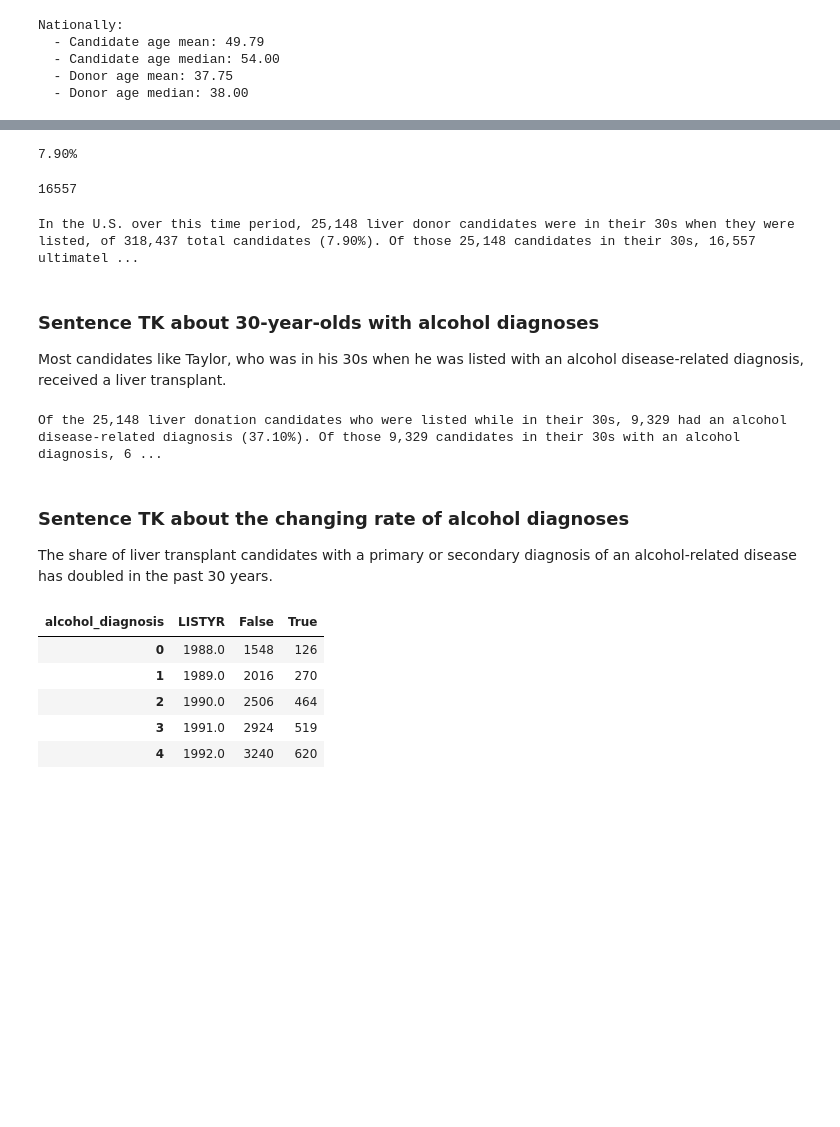
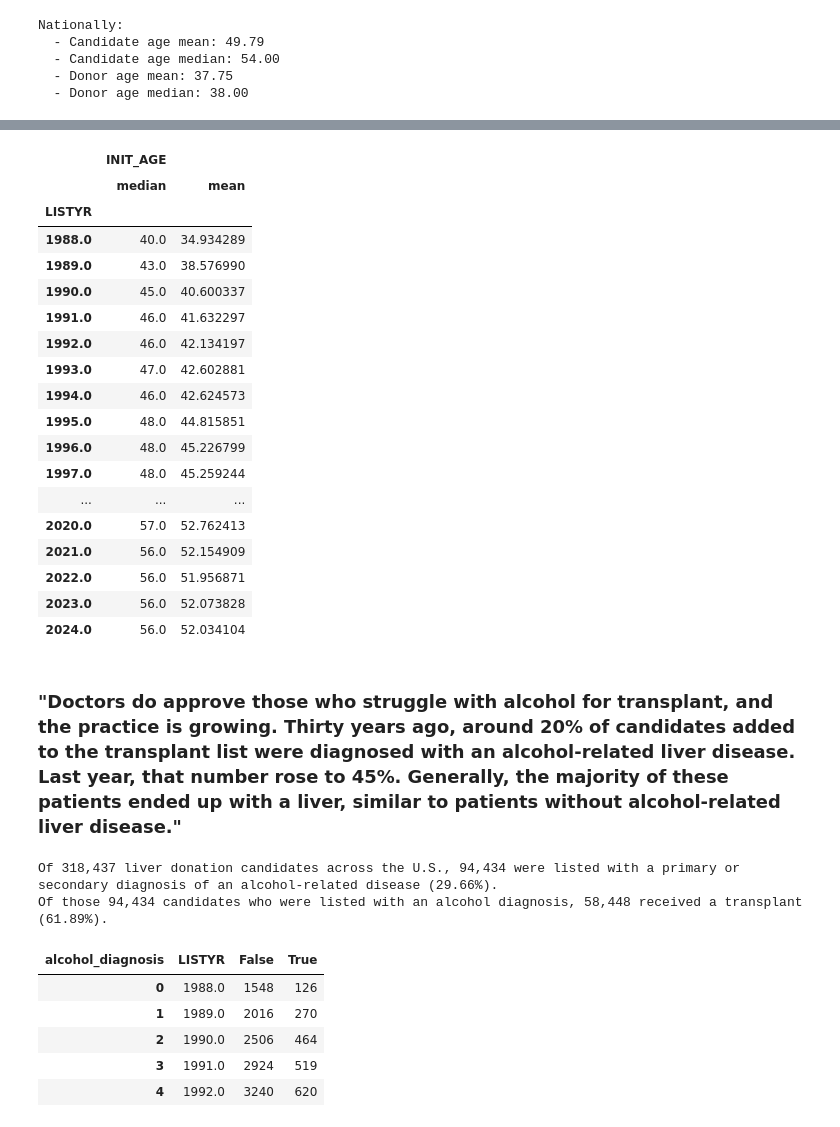
Before and after one commit to South-Dakota-News-Watch/20240805-liver-transplant-analysis, a Jupyter notebook: liver-transplant-findings.ipynb, the cells around one changed output, grey strips where cells are left out. Cells and saved outputs as stored; diff of their text form; code cells hidden in the pictures; blank space fills up the shorter version.

```diff
--- a/liver-transplant-findings.ipynb
+++ b/liver-transplant-findings.ipynb
@@ -404,6 +318,0 @@ cand_30s_count
-# %%
-# what percentage of all candidates do 30-year-olds represent?
-cand_thirties_overall_pct = cand_30s_count / total_candidates_unique_count
-print(f'{cand_thirties_overall_pct:.2%}')
-# %% [output]
-7.90%
@@ -415,28 +319,25 @@ df_30s_got_tx_count = df_30s_got_tx['PT_CODE'].nunique()
-# %%
-df_30s_got_tx_count
-# %% [output]
-16557
-# %%
-cand_30s_tx_pct = df_30s_got_tx_count / cand_30s_count
-print(f'In the U.S. over this time period, {cand_30s_count:,} liver donor candidates were in their 30s when they were listed, of {total_candidates_unique_count:,} total candidates ({cand_thirties_overall_pct:.2%}). Of those {cand_30s_count:,} candidates in their 30s, {df_30s_got_tx_count:,} ultimately got a transplant ({cand_30s_tx_pct:.2%}).')
-# %% [output]
-In the U.S. over this time period, 25,148 liver donor candidates were in their 30s when they were listed, of 318,437 total candidates (7.90%). Of those 25,148 candidates in their 30s, 16,557 ultimatel ...
+# %%
+# look at mean/median candidate INIT_AGE broken out by listing year
+df_uniq_cands[['LISTYR', 'INIT_AGE']].groupby('LISTYR').agg(['median', 'mean'])
+# %% [output]
+|  | INIT_AGE |  |
+|  | median | mean |
+| LISTYR |  |  |
+| 1988.0 | 40.0 | 34.934289 |
+| 1989.0 | 43.0 | 38.576990 |
+| 1990.0 | 45.0 | 40.600337 |
+| 1991.0 | 46.0 | 41.632297 |
+| 1992.0 | 46.0 | 42.134197 |
+| 1993.0 | 47.0 | 42.602881 |
+| 1994.0 | 46.0 | 42.624573 |
+| 1995.0 | 48.0 | 44.815851 |
+| 1996.0 | 48.0 | 45.226799 |
+| 1997.0 | 48.0 | 45.259244 |
+| ... | ... | ... |
+| 2020.0 | 57.0 | 52.762413 |
+| 2021.0 | 56.0 | 52.154909 |
+| 2022.0 | 56.0 | 51.956871 |
+| 2023.0 | 56.0 | 52.073828 |
+| 2024.0 | 56.0 | 52.034104 |
 # %% [markdown]
-### Sentence TK about 30-year-olds with alcohol diagnoses
-
-Most candidates like Taylor, who was in his 30s when he was listed with an alcohol disease-related diagnosis, received a liver transplant.
+### "Doctors do approve those who struggle with alcohol for transplant, and the practice is growing. Thirty years ago, around 20% of candidates added to the transplant list were diagnosed with an alcohol-related liver disease. Last year, that number rose to 45%. Generally, the majority of these patients ended up with a liver, similar to patients without alcohol-related liver disease."
-# %%
-df_30s_uniq_cands_w_alc = df_30s_uniq_cands[df_30s_uniq_cands['alcohol_diagnosis']]
-df_30s_uniq_cands_w_alc_pct = len(df_30s_uniq_cands_w_alc) / cand_30s_count
-
-df_30s_uniq_cands_w_alc_w_tx = df_30s_uniq_cands_w_alc[df_30s_uniq_cands_w_alc['has_tx']]
-
-t30s_uniq_cands_w_alc_w_tx_pct = len(df_30s_uniq_cands_w_alc_w_tx) / len(df_30s_uniq_cands_w_alc)
-
-print(f'Of the {cand_30s_count:,} liver donation candidates who were listed while in their 30s, {len(df_30s_uniq_cands_w_alc):,} had an alcohol disease-related diagnosis ({df_30s_uniq_cands_w_alc_pct:.2%}). Of those {len(df_30s_uniq_cands_w_alc):,} candidates in their 30s with an alcohol diagnosis, {len(df_30s_uniq_cands_w_alc_w_tx):,} got a donated liver ({t30s_uniq_cands_w_alc_w_tx_pct:.2%}). ')
-# %% [output]
-Of the 25,148 liver donation candidates who were listed while in their 30s, 9,329 had an alcohol disease-related diagnosis (37.10%). Of those 9,329 candidates in their 30s with an alcohol diagnosis, 6 ...
-# %% [markdown]
-### Sentence TK about the changing rate of alcohol diagnoses
-
-The share of liver transplant candidates with a primary or secondary diagnosis of an alcohol-related disease has doubled in the past 30 years.
@@ -443,3 +348,14 @@ The share of liver transplant candidates with a primary or secondary diagnosis o
+# %%
+alcohol_cand_pct = alcohol_cand_total / total_candidates_unique_count
+
+cands_alcohol_got_tx_count = df_alcohol_diag[df_alcohol_diag['has_tx']]['PT_CODE'].nunique()
+cands_alcohol_got_tx_pct = cands_alcohol_got_tx_count / alcohol_cand_total
+
+print(f'Of {total_candidates_unique_count:,} liver donation candidates across the U.S., {alcohol_cand_total:,} were listed with a primary or secondary diagnosis of an alcohol-related disease ({alcohol_cand_pct:.2%}).')
+print(f'Of those {alcohol_cand_total:,} candidates who were listed with an alcohol diagnosis, {df_cands_alcohol_got_tx_count:,} received a transplant ({df_cands_alcohol_got_tx_pct:.2%}).')
+# %% [output]
+Of 318,437 liver donation candidates across the U.S., 94,434 were listed with a primary or secondary diagnosis of an alcohol-related disease (29.66%).
+Of those 94,434 candidates who were listed with an alcohol diagnosis, 58,448 received a transplant (61.89%).
 # %%
 # note: vetted against manually filtered data as well
 
```
Also changed, not shown: parts of 49 cells of this notebook.
